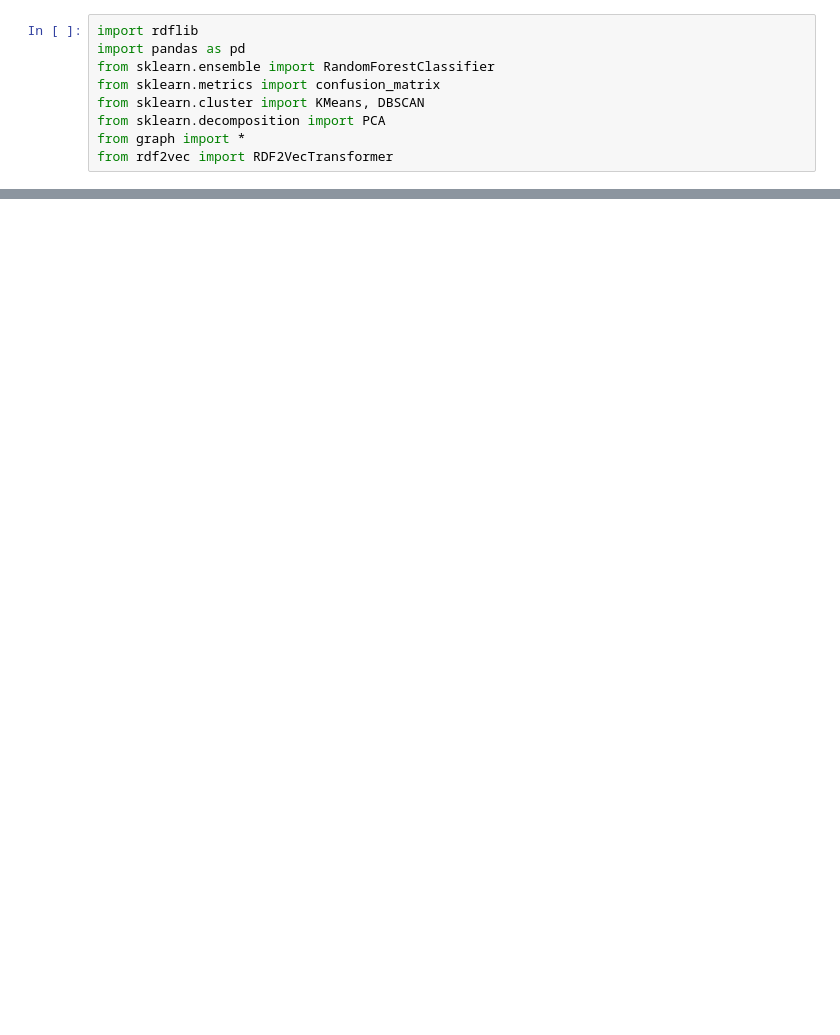
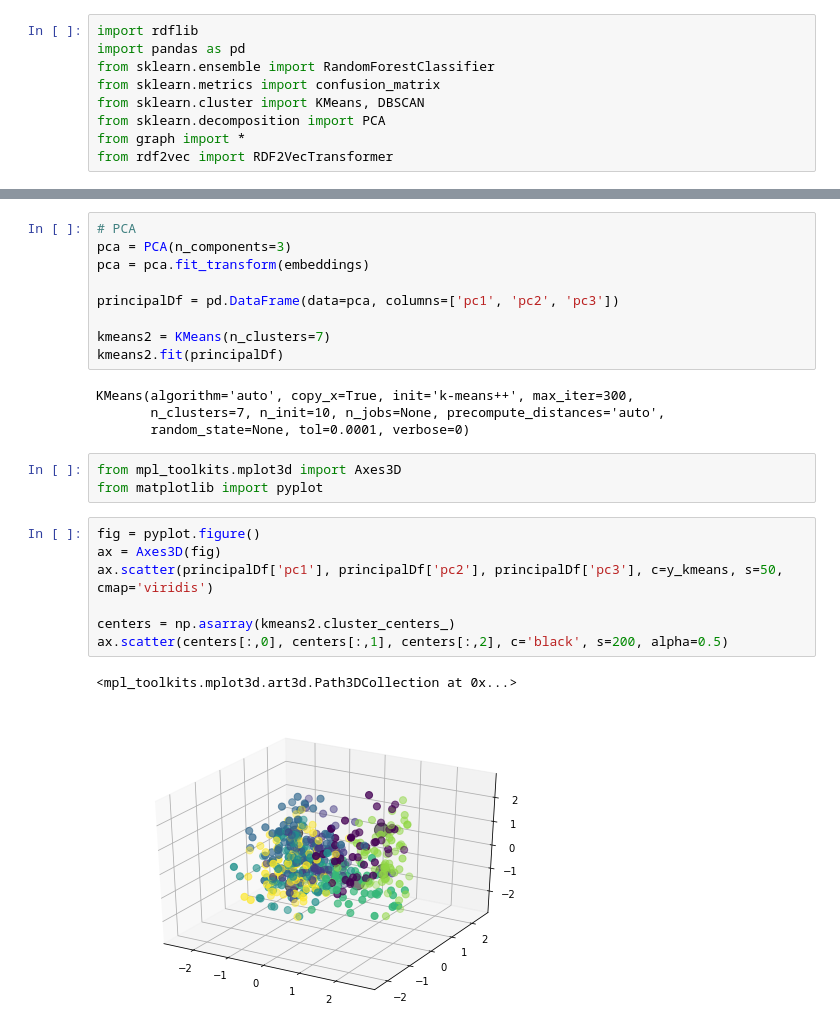
Before and after one commit to SynStratos/RDF_Clustering, a Jupyter notebook: main_nb.ipynb, the cells around one changed output, grey strips where cells are left out. Drawn from its saved outputs; the diff is of its cells as text; blank space fills up the shorter version.

```diff
--- a/main_nb.ipynb
+++ b/main_nb.ipynb
@@ -52,0 +96,26 @@ plt.scatter(centers[:, 0], centers[:, 1], c='black', s=200, alpha=0.5)
+# %%
+# PCA
+pca = PCA(n_components=3)
+pca = pca.fit_transform(embeddings)
+
+principalDf = pd.DataFrame(data=pca, columns=['pc1', 'pc2', 'pc3'])
+
+kmeans2 = KMeans(n_clusters=7)
+kmeans2.fit(principalDf)
+# %% [output]
+KMeans(algorithm='auto', copy_x=True, init='k-means++', max_iter=300,
+       n_clusters=7, n_init=10, n_jobs=None, precompute_distances='auto',
+       random_state=None, tol=0.0001, verbose=0)
+# %%
+from mpl_toolkits.mplot3d import Axes3D
+from matplotlib import pyplot
+# %%
+fig = pyplot.figure()
+ax = Axes3D(fig)
+ax.scatter(principalDf['pc1'], principalDf['pc2'], principalDf['pc3'], c=y_kmeans, s=50, cmap='viridis')
+
+centers = np.asarray(kmeans2.cluster_centers_)
+ax.scatter(centers[:,0], centers[:,1], centers[:,2], c='black', s=200, alpha=0.5)
+# %% [output]
+<mpl_toolkits.mplot3d.art3d.Path3DCollection at 0x...>
+[figure, added]
```
Also changed, not shown: parts of 10 cells of this notebook, 8 other files.
